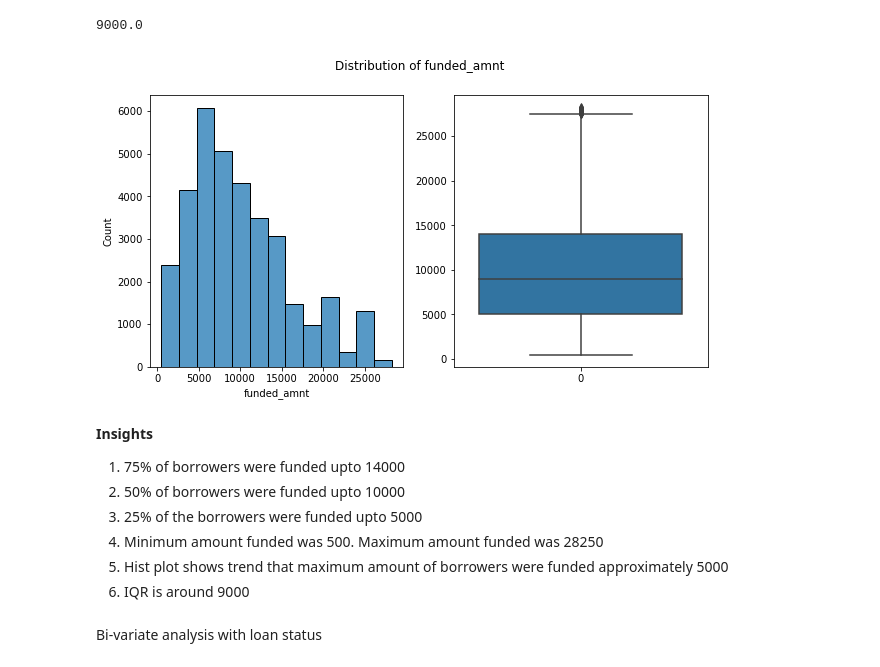
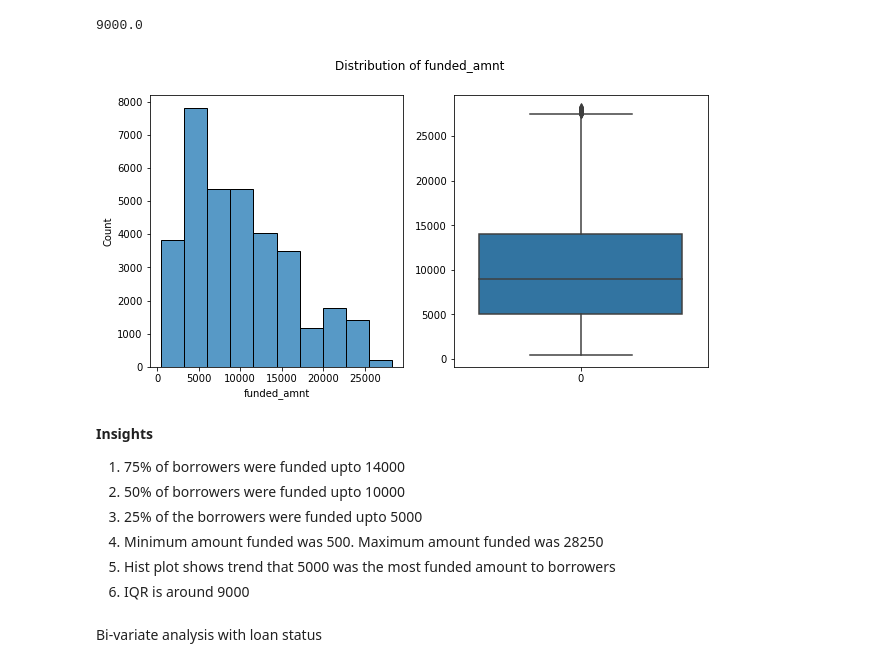
Before and after one commit to sujaykondanekar/Lending-club-case-study, a Jupyter notebook: Sujay_Kondanekar.ipynb, the cells around one changed output. Drawn from its saved outputs; the diff is of its cells as text; code cells hidden in the pictures.

```diff
--- a/Sujay_Kondanekar.ipynb
+++ b/Sujay_Kondanekar.ipynb
@@ -1068,16 +1069,16 @@ iqr(df.funded_amnt)
 # %% [output]
 9000.0
 # %%
-plotUnivariateAnalysis('funded_amnt','Distribution of funded_amnt',bin=13)
+plotUnivariateAnalysis('funded_amnt','Distribution of funded_amnt',bin=10)
 # %% [output]
-[figure, old version]
+[figure, new version]
 # %% [markdown]
 **Insights**
 1.   75% of borrowers were funded upto 14000
 2.   50% of borrowers were funded upto 10000
 3.   25% of the borrowers were funded upto 5000
 4.   Minimum amount funded was 500. Maximum amount funded was 28250
-5.   Hist plot shows trend that maximum amount of borrowers were funded approximately 5000
+5.   Hist plot shows trend that 5000 was the most funded amount to borrowers
 6.  IQR is around 9000
 # %% [markdown]
 Bi-variate analysis with loan status
```
Also changed, not shown: parts of 19 cells of this notebook, 4 other files.
